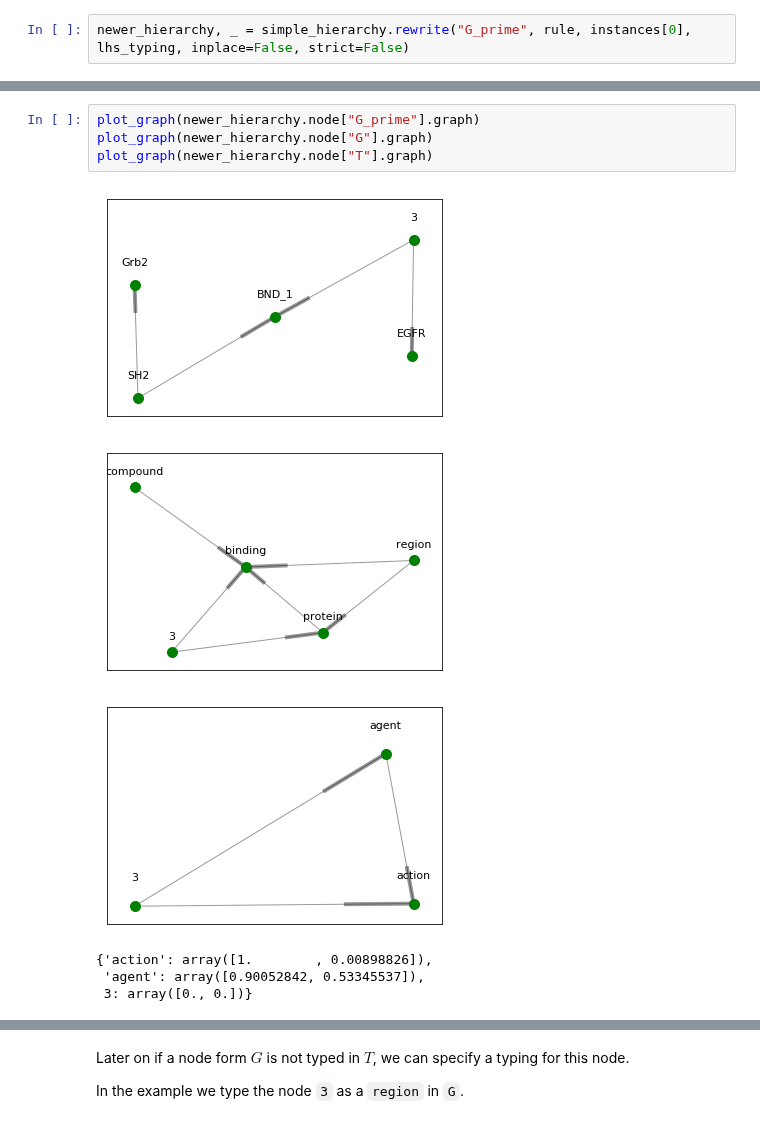
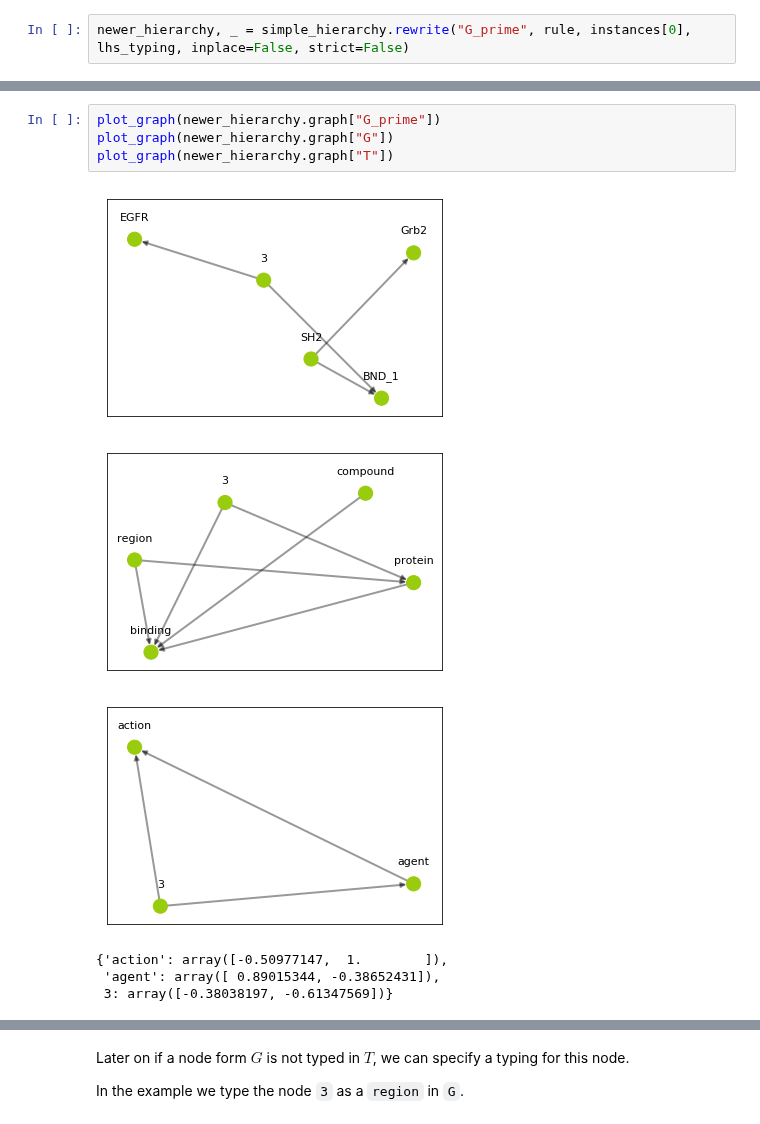
Before and after one commit to Kappa-Dev/ReGraph, a Jupyter notebook: examples/networkx/ReGraph_demo.ipynb, the cells around one changed output, grey strips where cells are left out. Cells and saved outputs as stored; diff of their text form.

```diff
--- a/examples/networkx/ReGraph_demo.ipynb
+++ b/examples/networkx/ReGraph_demo.ipynb
@@ -406,15 +417,15 @@ SH2 {'G': 'region'}
 Grb2 {'G': 'protein'}
 3 {'G': 3}
 # %%
-plot_graph(newer_hierarchy.node["G_prime"].graph)
-plot_graph(newer_hierarchy.node["G"].graph)
-plot_graph(newer_hierarchy.node["T"].graph)
+plot_graph(newer_hierarchy.graph["G_prime"])
+plot_graph(newer_hierarchy.graph["G"])
+plot_graph(newer_hierarchy.graph["T"])
 # %% [output]
-[figure, old version]
+[figure, new version]
-[figure, old version]
+[figure, new version]
-[figure, old version]
+[figure, new version]
-{'action': array([1.        , 0.00898826]),
- 'agent': array([0.90052842, 0.53345537]),
- 3: array([0., 0.])}
+{'action': array([-0.50977147,  1.        ]),
+ 'agent': array([ 0.89015344, -0.38652431]),
+ 3: array([-0.38038197, -0.61347569])}
 # %%
 print("Node types in `G_prime` after rewriting: \n")
```
Also changed, not shown: parts of 45 cells of this notebook, 5 other files.
